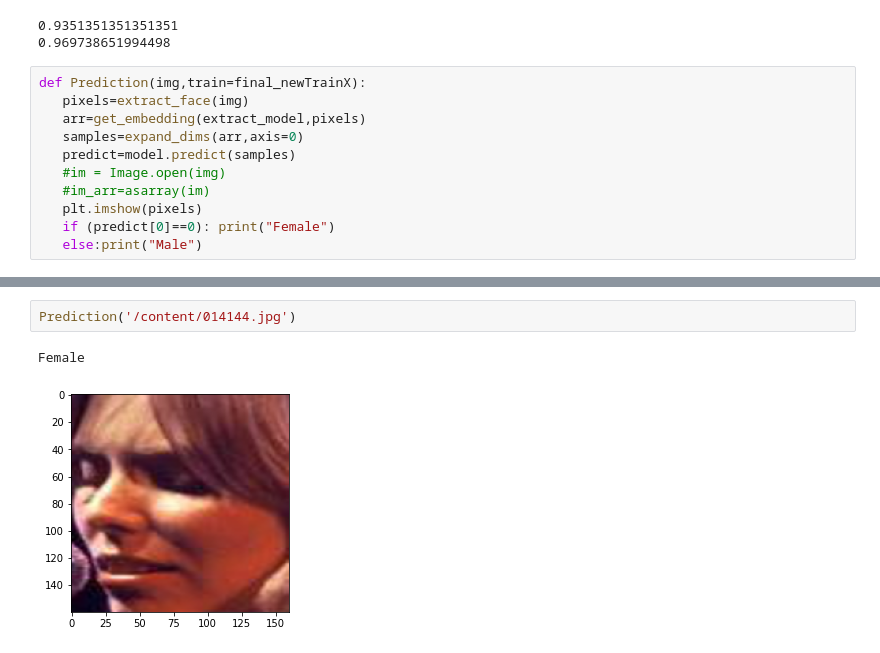
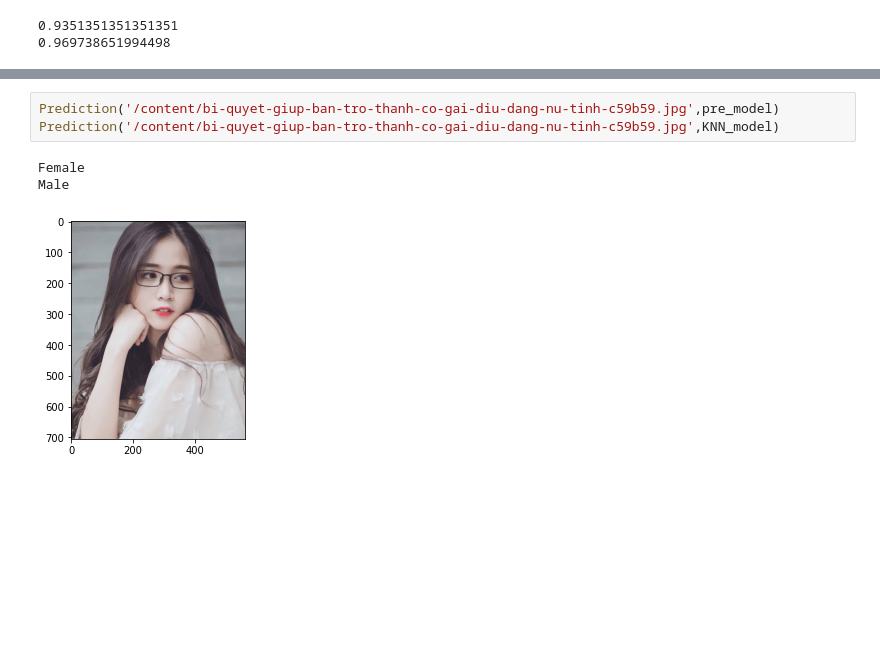
Before and after one commit to lephuocdat2000/-CS114.K21-, a Jupyter notebook: GenderClassification.ipynb, the cells around one changed output, grey strips where cells are left out. Drawn from its saved outputs; the diff is of its cells as text; blank space fills up the shorter version.

```diff
--- a/GenderClassification.ipynb
+++ b/GenderClassification.ipynb
@@ -381,16 +383,5 @@ print(f1_score(final_trainY, predict_train))
 # %% [output]
 0.9351351351351351
 0.969738651994498
-# %%
-def Prediction(img,train=final_newTrainX):
-   pixels=extract_face(img)
-   arr=get_embedding(extract_model,pixels)
-   samples=expand_dims(arr,axis=0)
-   predict=model.predict(samples)
-   #im = Image.open(img)
-   #im_arr=asarray(im)
-   plt.imshow(pixels)
-   if (predict[0]==0): print("Female")
-   else:print("Male")
 # %%
 Prediction('/content/1-2-15214374669621425193998 (1).jpg',pre_model)
@@ -405,5 +393,7 @@ Female
-# %%
-Prediction('/content/014144.jpg')
-# %% [output]
-Female
-[figure, removed]
+# %%
+Prediction('/content/bi-quyet-giup-ban-tro-thanh-co-gai-diu-dang-nu-tinh-c59b59.jpg',pre_model)
+Prediction('/content/bi-quyet-giup-ban-tro-thanh-co-gai-diu-dang-nu-tinh-c59b59.jpg',KNN_model)
+# %% [output]
+Female
+Male
+[figure, added]
```
Also changed, not shown: parts of 7 cells of this notebook.
